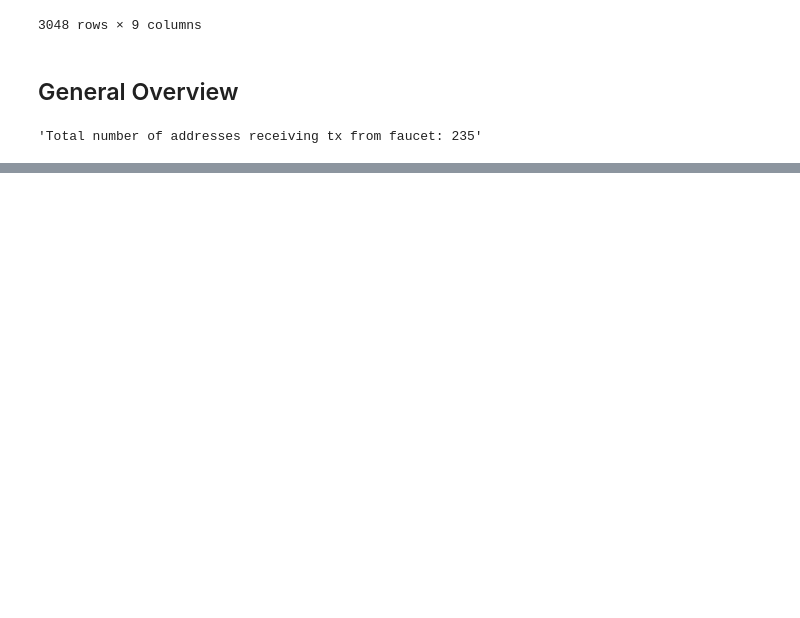
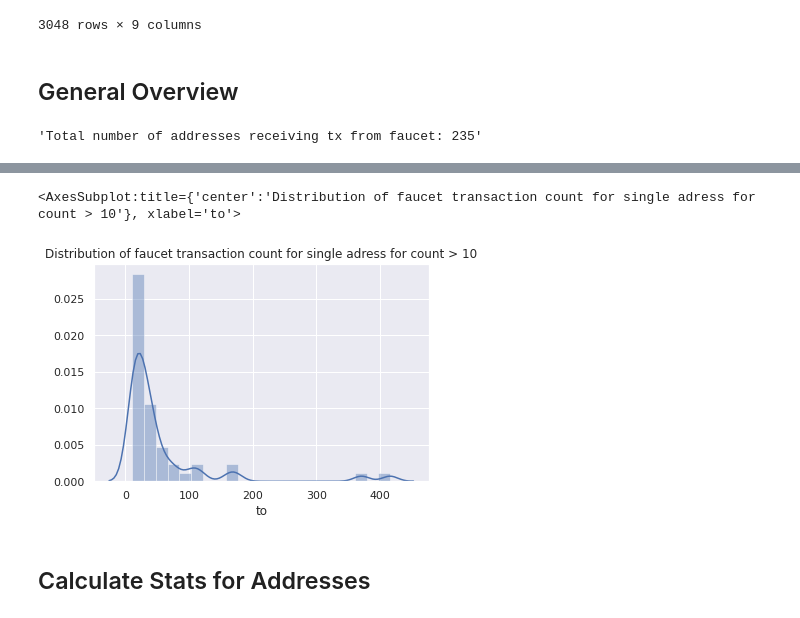
Before and after one commit to kiview/ethereum-network-analysis, a Jupyter notebook: faceut_exploit_analysis.ipynb, the cells around one changed output, grey strips where cells are left out. Cells and saved outputs as stored; diff of their text form; code cells hidden in the pictures; blank space fills up the shorter version.

Commit message:
More extensive faucet analysis

```diff
--- a/faceut_exploit_analysis.ipynb
+++ b/faceut_exploit_analysis.ipynb
@@ -361,0 +101,11 @@ ad
+# %%
+dist_plot = sns.distplot(adresses_with_many_tx)
+dist_plot.set_title('Distribution of faucet transaction count for single adress for count > {}'.format(many_tx))
+dist_plot.figure.savefig('dist.png')
+
+dist_plot
+# %% [output]
+<AxesSubplot:title={'center':'Distribution of faucet transaction count for single adress for count > 10'}, xlabel='to'>
+[figure, added]
+# %% [markdown]
+## Calculate Stats for Addresses
```
Also changed, not shown: parts of 47 cells of this notebook.
